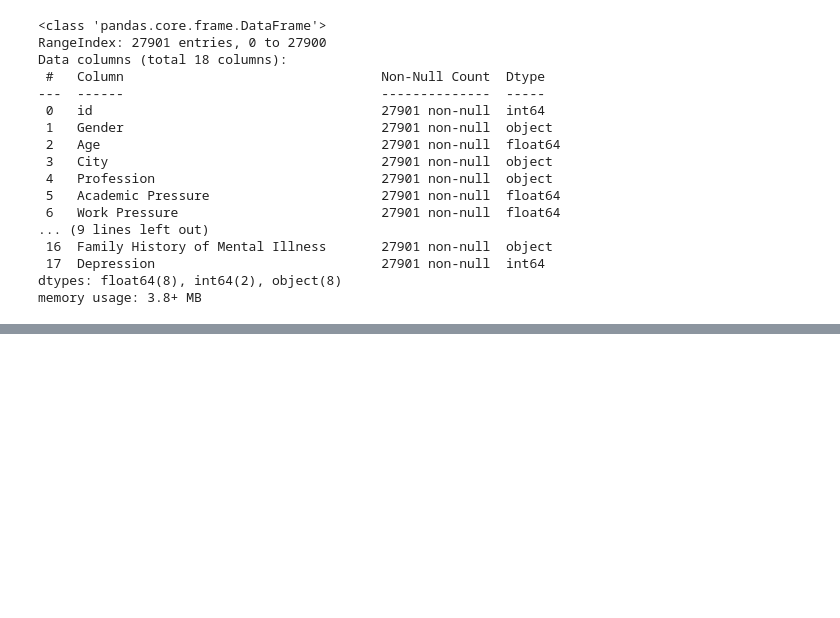
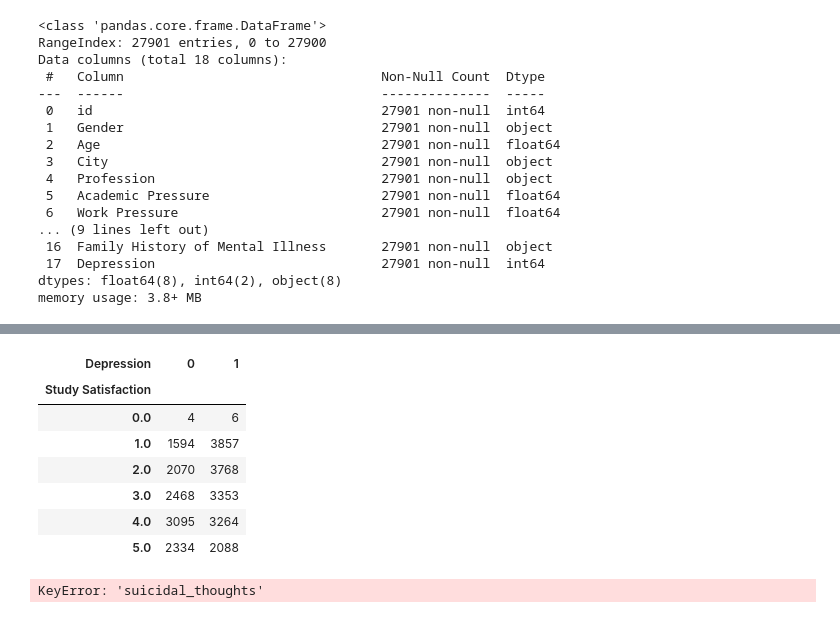
Before and after one commit to paranjaa/ece1508-student-depression-project, a Jupyter notebook: ECE1508_Project.ipynb, the cells around one changed output, grey strips where cells are left out. Cells and saved outputs as stored; diff of their text form; code cells hidden in the pictures; blank space fills up the shorter version.

```diff
--- a/ECE1508_Project.ipynb
+++ b/ECE1508_Project.ipynb
@@ -230,0 +256,18 @@ df.head()
+# %%
+pd.crosstab(correlation_df['Study Satisfaction'], correlation_df['Depression'])
+# Not as stratified as expected. Lower satisfaction means more depression
+# Not as much as academic pressure, not nearly 1/6th difference
+# %% [output]
+| Depression | 0 | 1 |
+| Study Satisfaction |  |  |
+| 0.0 | 4 | 6 |
+| 1.0 | 1594 | 3857 |
+| 2.0 | 2070 | 3768 |
+| 3.0 | 2468 | 3353 |
+| 4.0 | 3095 | 3264 |
+| 5.0 | 2334 | 2088 |
+# %%
+pd.crosstab(correlation_df['suicidal_thoughts'], correlation_df['depression'])
+#not a suprise, most people w/ suidical thoughts are also depressed
+# %% [output]
+KeyError: 'suicidal_thoughts'
```
Also changed, not shown: parts of 37 cells of this notebook.
